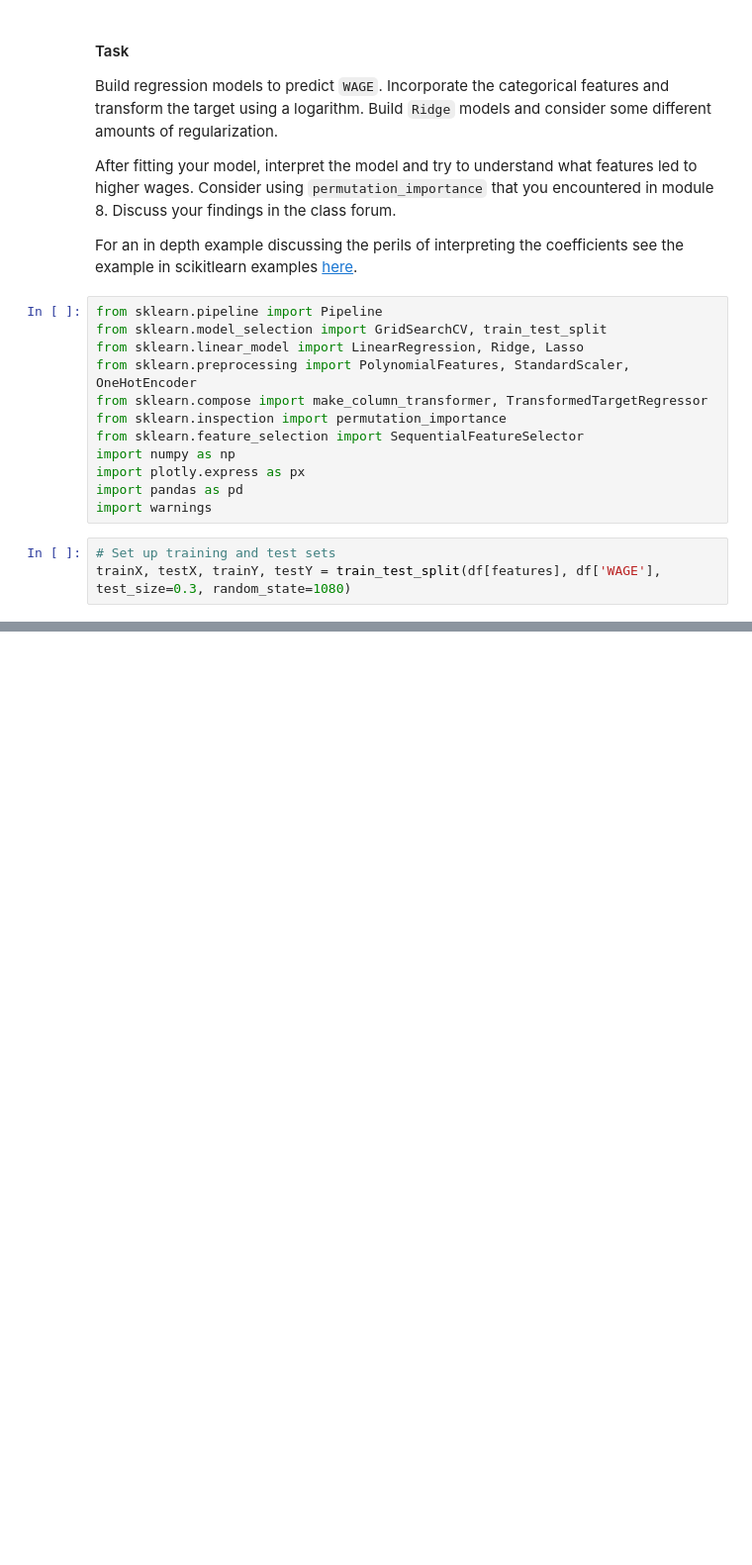
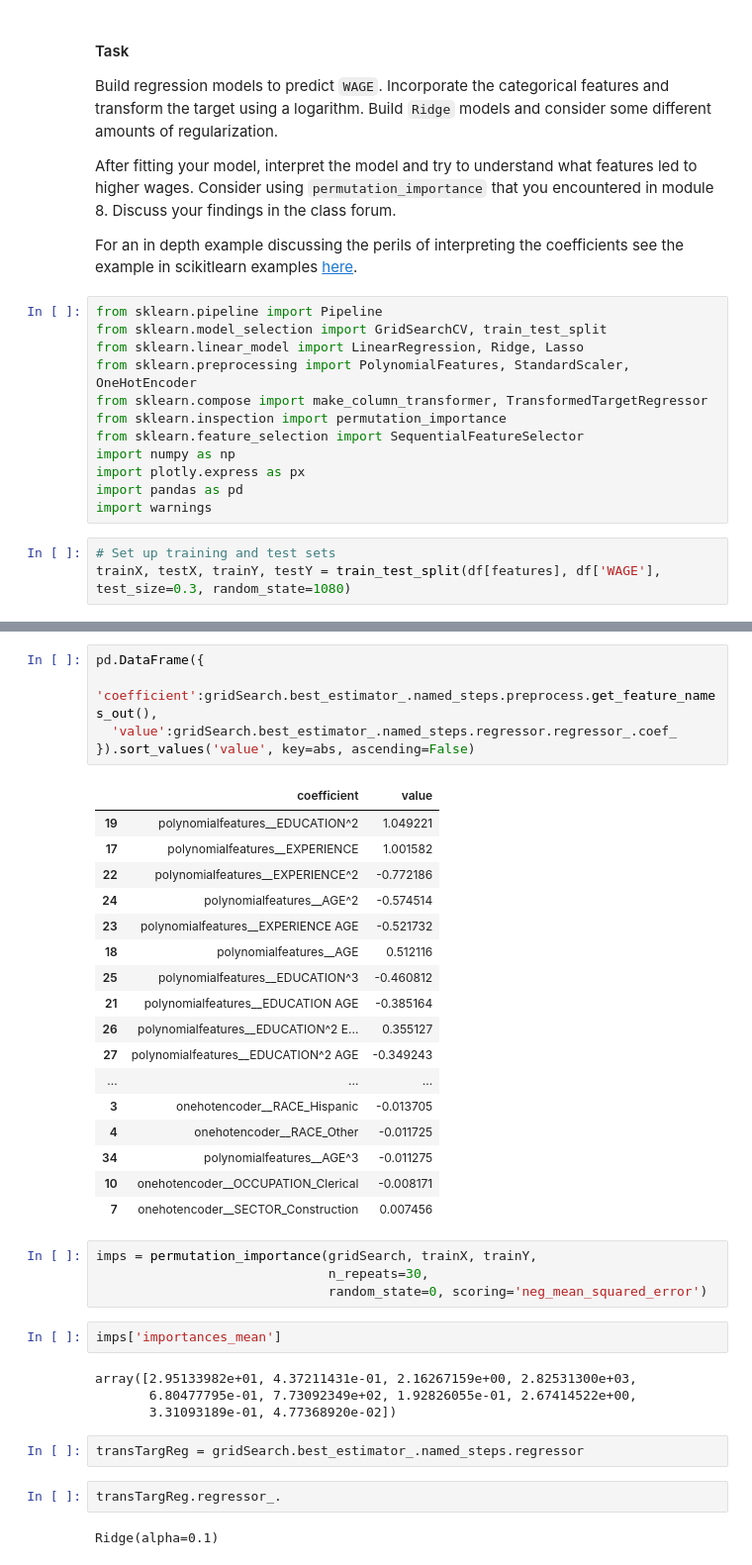
Before and after one commit to Raesu/pcmlai, a Jupyter notebook: Module 9/try_it_9.2-starter.ipynb, the cells around one changed output, grey strips where cells are left out. Shown at 99% size. Cells and saved outputs as stored; diff of their text form; blank space fills up the shorter version.

```diff
--- a/Module 9/try_it_9.2-starter.ipynb
+++ b/Module 9/try_it_9.2-starter.ipynb
@@ -99,0 +96,39 @@ array([-21.55269613, -21.65178482, -21.71798166, -21.82855461,
+# %%
+pd.DataFrame({
+  'coefficient':gridSearch.best_estimator_.named_steps.preprocess.get_feature_names_out(),
+  'value':gridSearch.best_estimator_.named_steps.regressor.regressor_.coef_
+}).sort_values('value', key=abs, ascending=False)
+# %% [output]
+|  | coefficient | value |
+| 19 | polynomialfeatures__EDUCATION^2 | 1.049221 |
+| 17 | polynomialfeatures__EXPERIENCE | 1.001582 |
+| 22 | polynomialfeatures__EXPERIENCE^2 | -0.772186 |
+| 24 | polynomialfeatures__AGE^2 | -0.574514 |
+| 23 | polynomialfeatures__EXPERIENCE AGE | -0.521732 |
+| 18 | polynomialfeatures__AGE | 0.512116 |
+| 25 | polynomialfeatures__EDUCATION^3 | -0.460812 |
+| 21 | polynomialfeatures__EDUCATION AGE | -0.385164 |
+| 26 | polynomialfeatures__EDUCATION^2 E... | 0.355127 |
+| 27 | polynomialfeatures__EDUCATION^2 AGE | -0.349243 |
+| ... | ... | ... |
+| 3 | onehotencoder__RACE_Hispanic | -0.013705 |
+| 4 | onehotencoder__RACE_Other | -0.011725 |
+| 34 | polynomialfeatures__AGE^3 | -0.011275 |
+| 10 | onehotencoder__OCCUPATION_Clerical | -0.008171 |
+| 7 | onehotencoder__SECTOR_Construction | 0.007456 |
+# %%
+imps = permutation_importance(gridSearch, trainX, trainY,
+                              n_repeats=30,
+                              random_state=0, scoring='neg_mean_squared_error')
+# %%
+imps['importances_mean']
+# %% [output]
+array([2.95133982e+01, 4.37211431e-01, 2.16267159e+00, 2.82531300e+03,
+       6.80477795e-01, 7.73092349e+02, 1.92826055e-01, 2.67414522e+00,
+       3.31093189e-01, 4.77368920e-02])
+# %%
+transTargReg = gridSearch.best_estimator_.named_steps.regressor
+# %%
+transTargReg.regressor_.
+# %% [output]
+Ridge(alpha=0.1)
```
Also changed, not shown: parts of 8 cells of this notebook, 2 other files.
